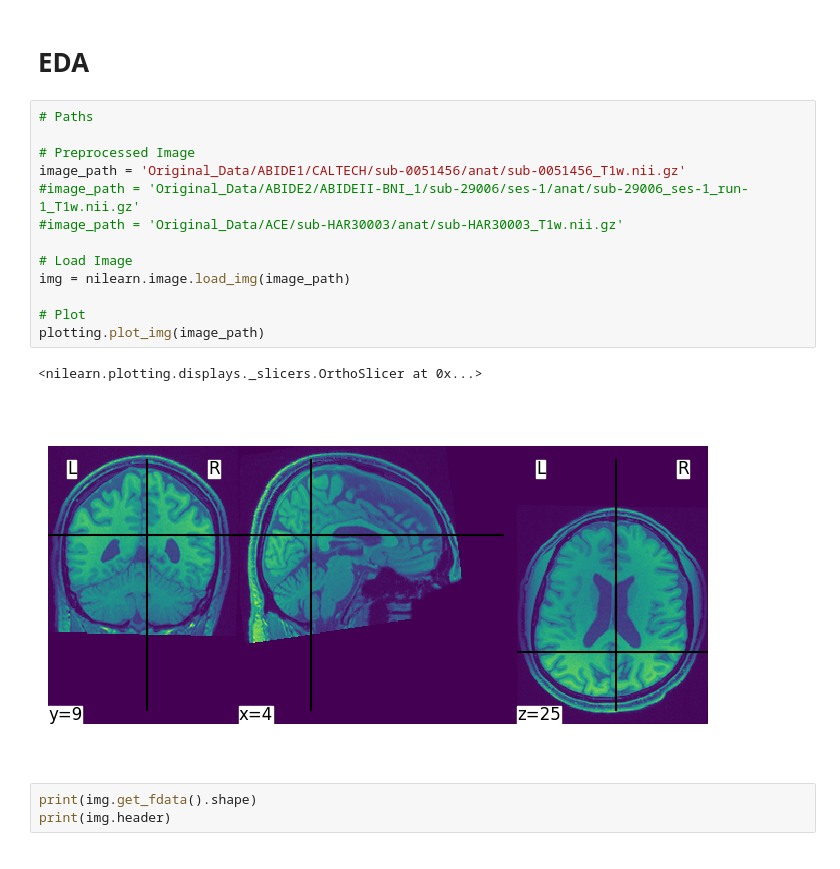
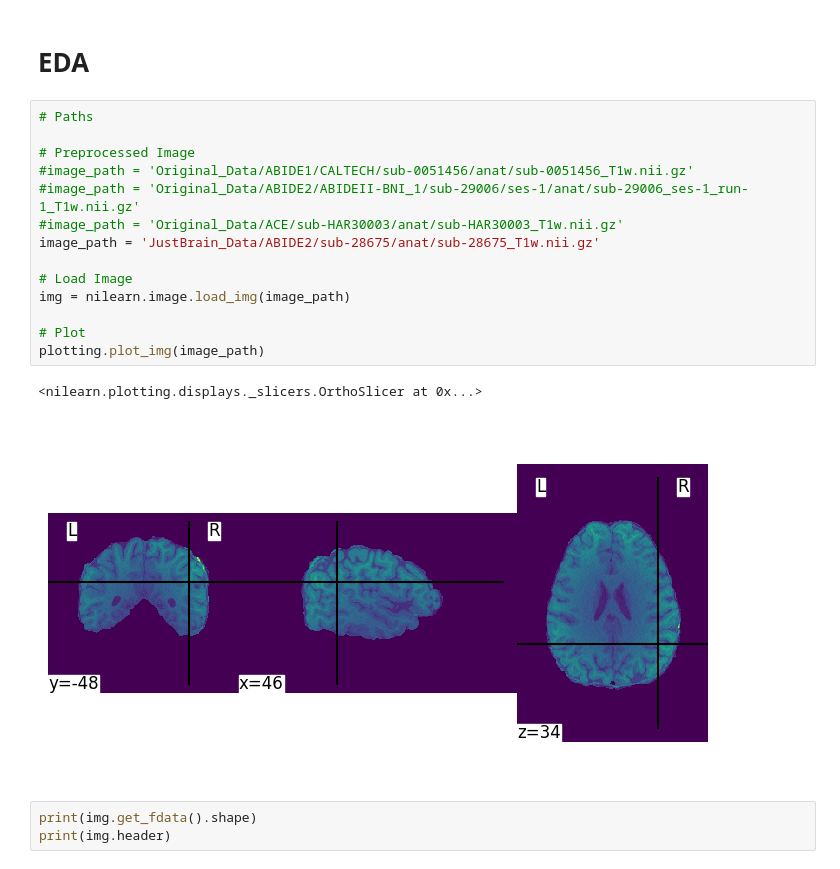
Before and after one commit to eplarocco/CHMCorr_Autism_Research, a Jupyter notebook: 01_Data_Preprocessing.ipynb, the cells around one changed output. Cells and saved outputs as stored; diff of their text form.

```diff
--- a/01_Data_Preprocessing.ipynb
+++ b/01_Data_Preprocessing.ipynb
@@ -34,19 +42,20 @@ import nibabel.processing
 # %%
 # Paths
 
 # Preprocessed Image
-image_path = 'Original_Data/ABIDE1/CALTECH/sub-0051456/anat/sub-0051456_T1w.nii.gz'
+#image_path = 'Original_Data/ABIDE1/CALTECH/sub-0051456/anat/sub-0051456_T1w.nii.gz'
 #image_path = 'Original_Data/ABIDE2/ABIDEII-BNI_1/sub-29006/ses-1/anat/sub-29006_ses-1_run-1_T1w.nii.gz'
 #image_path = 'Original_Data/ACE/sub-HAR30003/anat/sub-HAR30003_T1w.nii.gz'
+image_path = 'JustBrain_Data/ABIDE2/sub-28675/anat/sub-28675_T1w.nii.gz'
 
 # Load Image
 img = nilearn.image.load_img(image_path)
 
 # Plot
 plotting.plot_img(image_path)
 # %% [output]
 <nilearn.plotting.displays._slicers.OrthoSlicer at 0x...>
-[figure, old version]
+[figure, new version]
 # %%
 print(img.get_fdata().shape)
 print(img.header)
```
Also changed, not shown: parts of 15 cells of this notebook.
